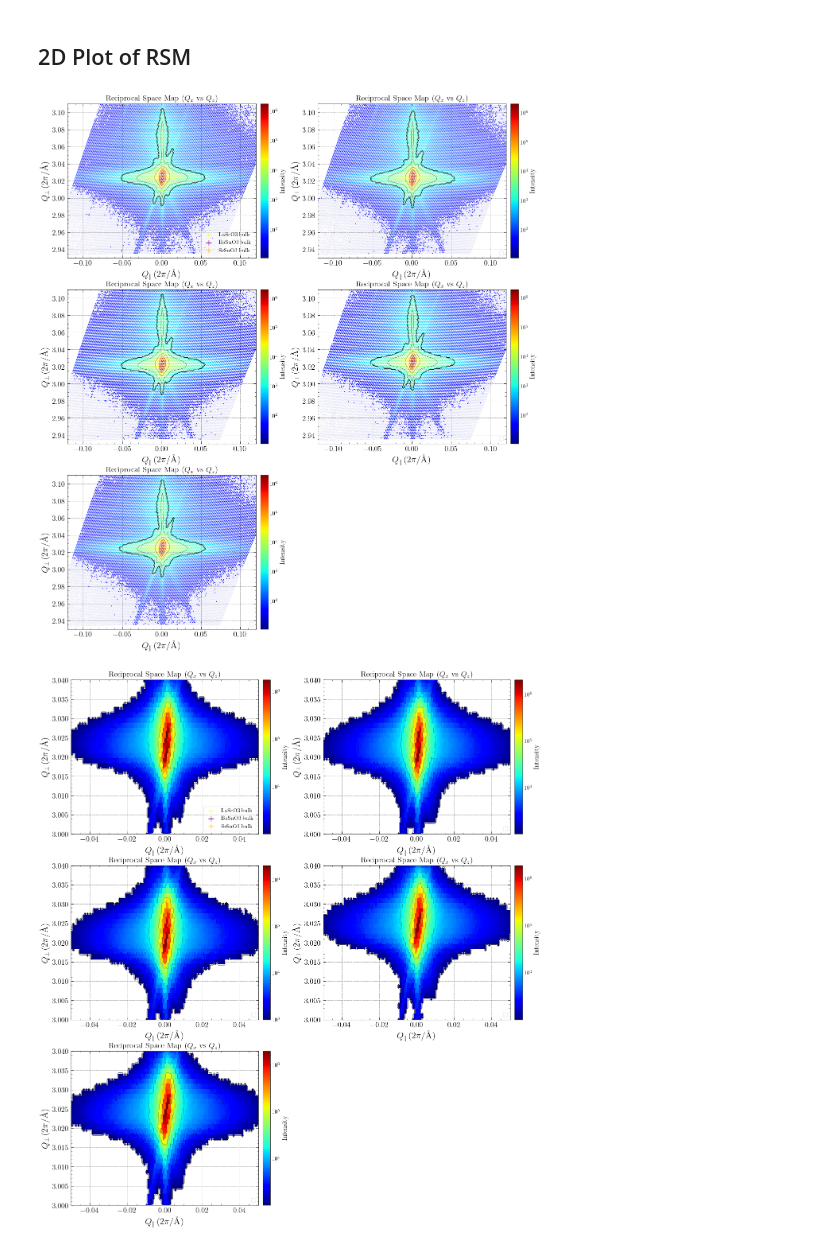
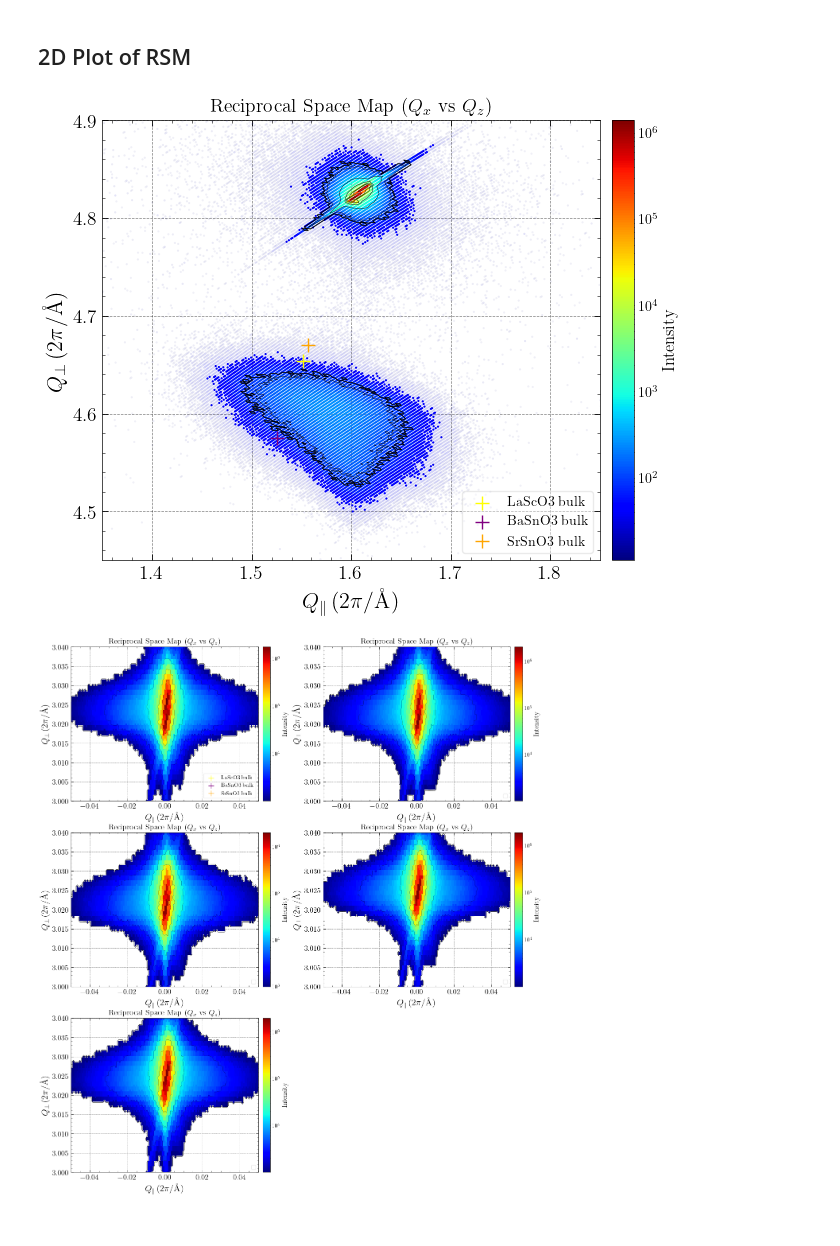
Before and after one commit to hc3413/Thin_Film_Analysis, a Jupyter notebook: RSM_Analysis.ipynb, the cells around one changed output. Cells and saved outputs as stored; diff of their text form; code cells hidden in the pictures.

Commit message:
offset plots in ttw

```diff
--- a/RSM_Analysis.ipynb
+++ b/RSM_Analysis.ipynb
@@ -78,12 +79,12 @@ DR008tt2_RSM_50.0°C shape = (135, 141, 3)
 ## 2D Plot of RSM
 # %%
 #def plot_2D(self, threshold_filt: float = 1e-99, log_scale: bool = True, x_lim = [1.35, 2.05], y_lim = [4.8, 5.29], plot_type = 'contour'):
-single_dat = [RSM_DR008]
-fig1 = RSM_plot_sep(dat = single_dat,threshold_filt = 10, grid_filt = 90, resolution_scaling=None, plot_type = 'contour', ax_unit='reciprocal', string_suppress = True,x_lim = [-0.12, 0.12], y_lim = [2.93, 3.11]) #x_lim = [1.35, 1.85], y_lim = [4.45, 4.9])
+single_dat = [RSM_EM005]
+fig1 = RSM_plot_sep(dat = single_dat,threshold_filt = 10, grid_filt = 90, resolution_scaling=None, plot_type = 'contour', ax_unit='reciprocal', string_suppress = True, x_lim = [1.35, 1.85], y_lim = [4.45, 4.9]) #x_lim = [-0.12, 0.12], y_lim = [2.93, 3.11]
 
 #fig1.savefig(f'{single_dat[0].folder_path}/{single_dat[0].plot_string[0]}.{fig_format}', dpi=600, bbox_inches='tight', transparent=True)
 # %% [output]
-[figure, old version]
+[figure, new version]
 # %%
 fig1 = RSM_plot_sep(dat = single_dat,threshold_filt = 10, grid_filt = 1, resolution_scaling=3, plot_type = 'mesh', ax_unit='reciprocal', string_suppress = True,x_lim = [-0.05, 0.05], y_lim = [3, 3.04]) #x_lim = [1.35, 1.85], y_lim = [4.45, 4.9])
 # %% [output]
```
Also changed, not shown: parts of 2 cells of this notebook, 3 other files.
